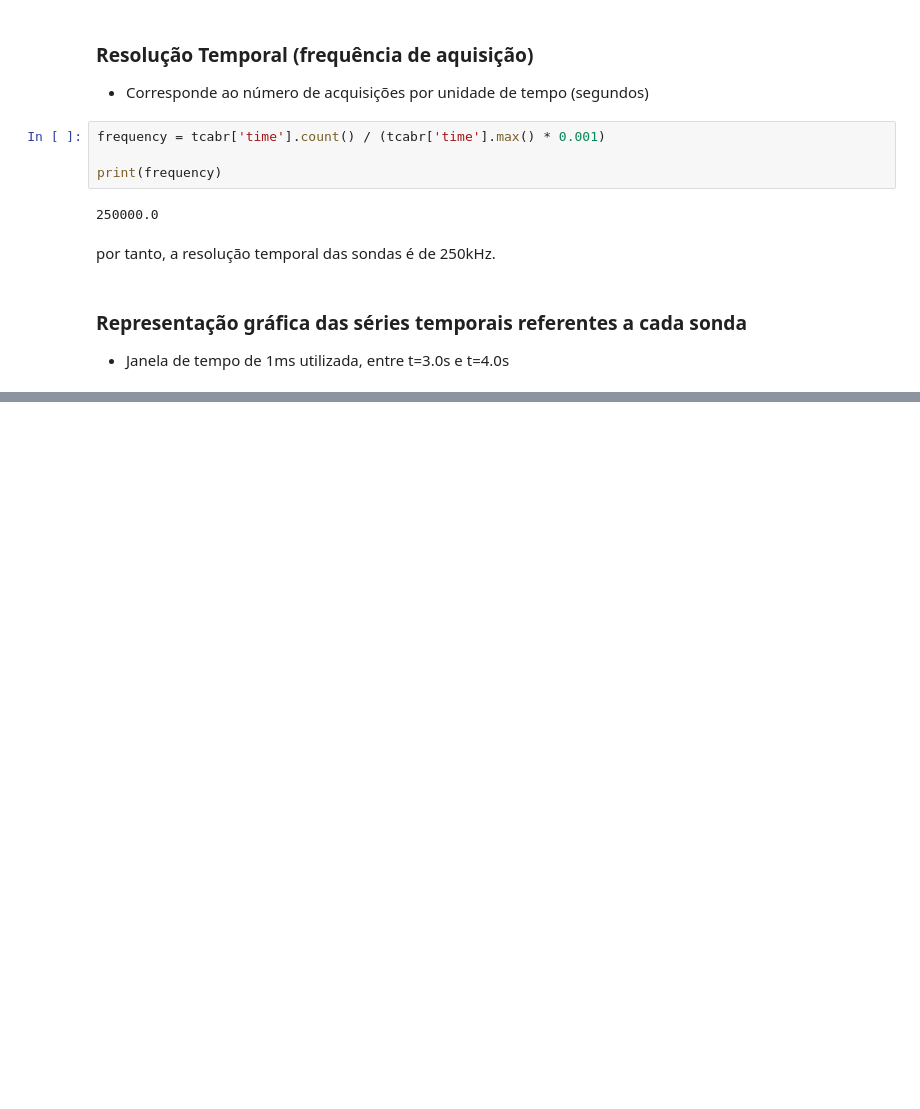
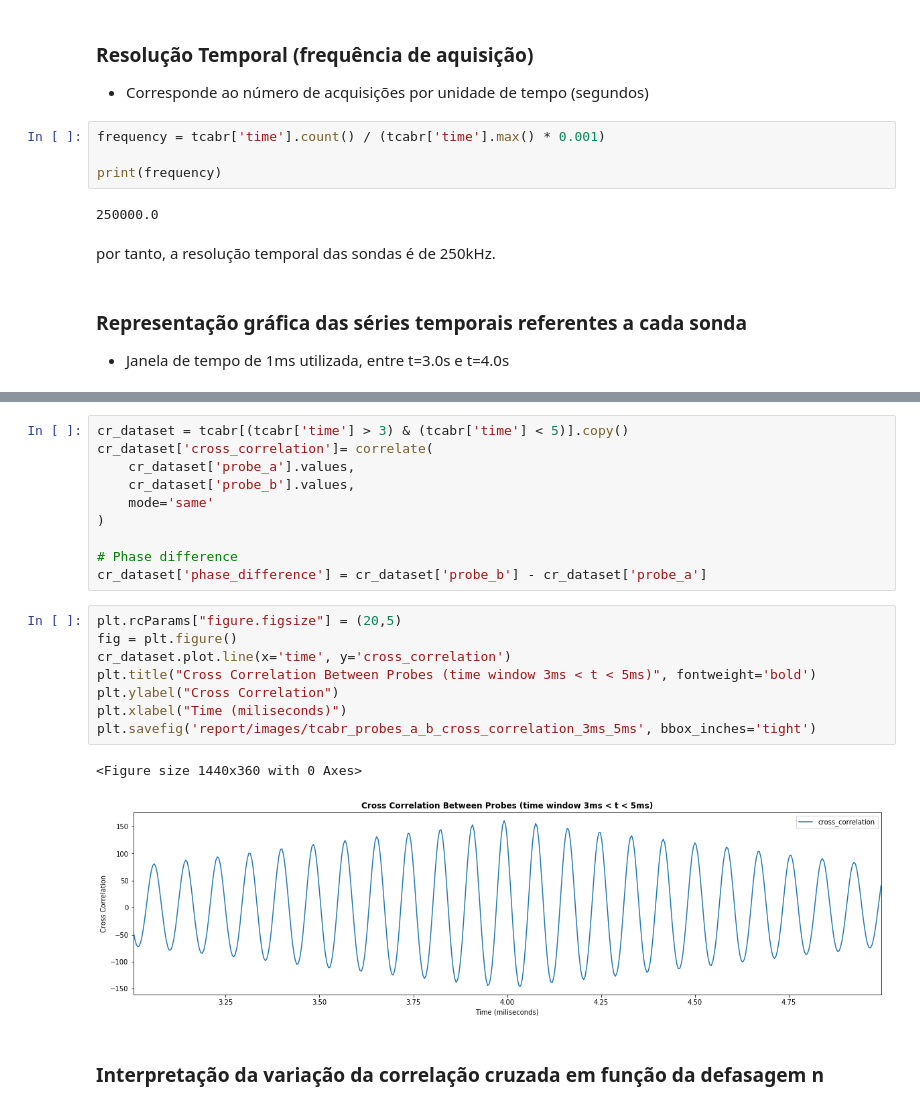
Before and after one commit to mbranbilla/plasma-physics, a Jupyter notebook: directed_study.ipynb, the cells around one changed output, grey strips where cells are left out. Cells and saved outputs as stored; diff of their text form; blank space fills up the shorter version.

```diff
--- a/directed_study.ipynb
+++ b/directed_study.ipynb
@@ -65,0 +121,23 @@ Cálculo dos valores médios do fluxo magnético medido nas bobinas, juntamente
+# %%
+cr_dataset = tcabr[(tcabr['time'] > 3) & (tcabr['time'] < 5)].copy()
+cr_dataset['cross_correlation']= correlate(
+    cr_dataset['probe_a'].values,
+    cr_dataset['probe_b'].values,
+    mode='same'
+)
+
+# Phase difference
+cr_dataset['phase_difference'] = cr_dataset['probe_b'] - cr_dataset['probe_a']
+# %%
+plt.rcParams["figure.figsize"] = (20,5)
+fig = plt.figure()
+cr_dataset.plot.line(x='time', y='cross_correlation')
+plt.title("Cross Correlation Between Probes (time window 3ms < t < 5ms)", fontweight='bold')
+plt.ylabel("Cross Correlation")
+plt.xlabel("Time (miliseconds)")
+plt.savefig('report/images/tcabr_probes_a_b_cross_correlation_3ms_5ms', bbox_inches='tight')
+# %% [output]
+<Figure size 1440x360 with 0 Axes>
+[figure, added]
+# %% [markdown]
+### Interpretação da variação da correlação cruzada em função da defasagem n
```
Also changed, not shown: parts of 11 cells of this notebook, 5 other files.
